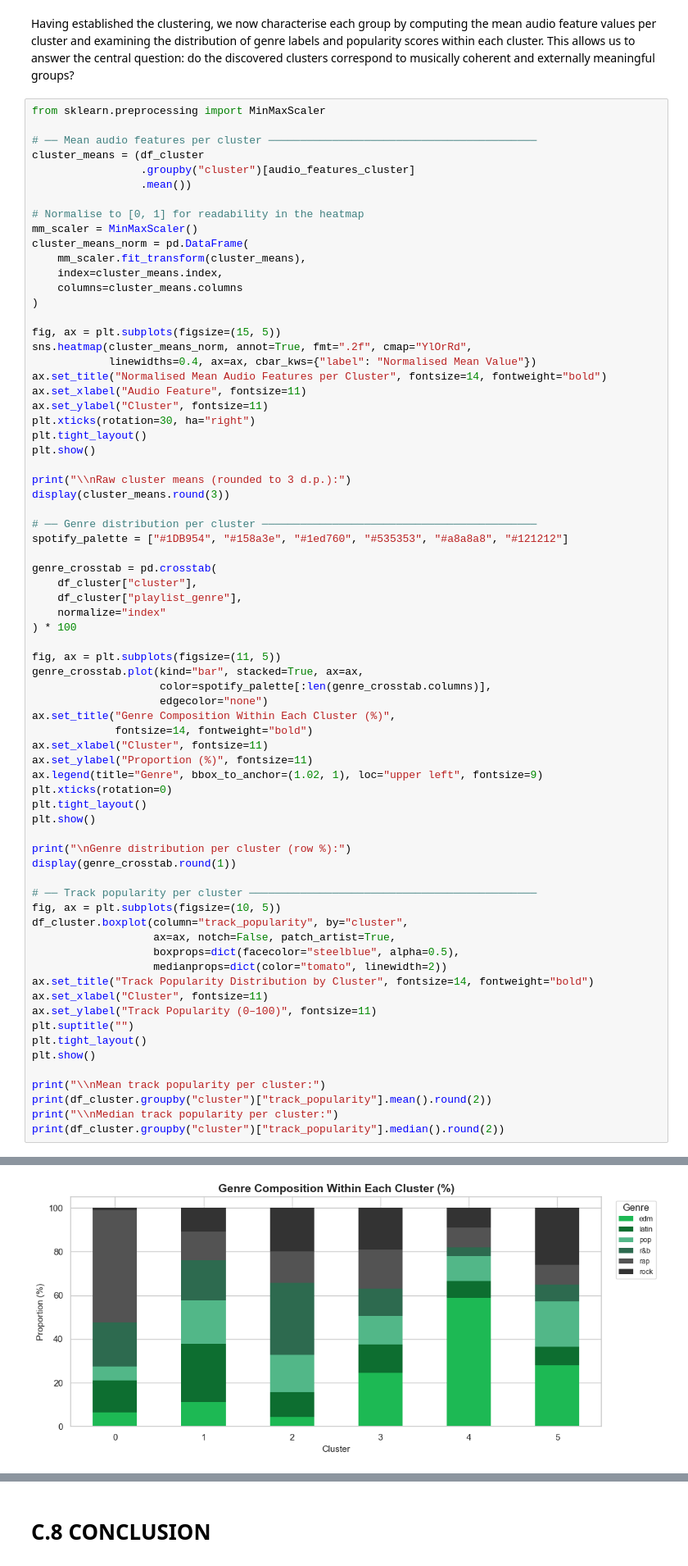
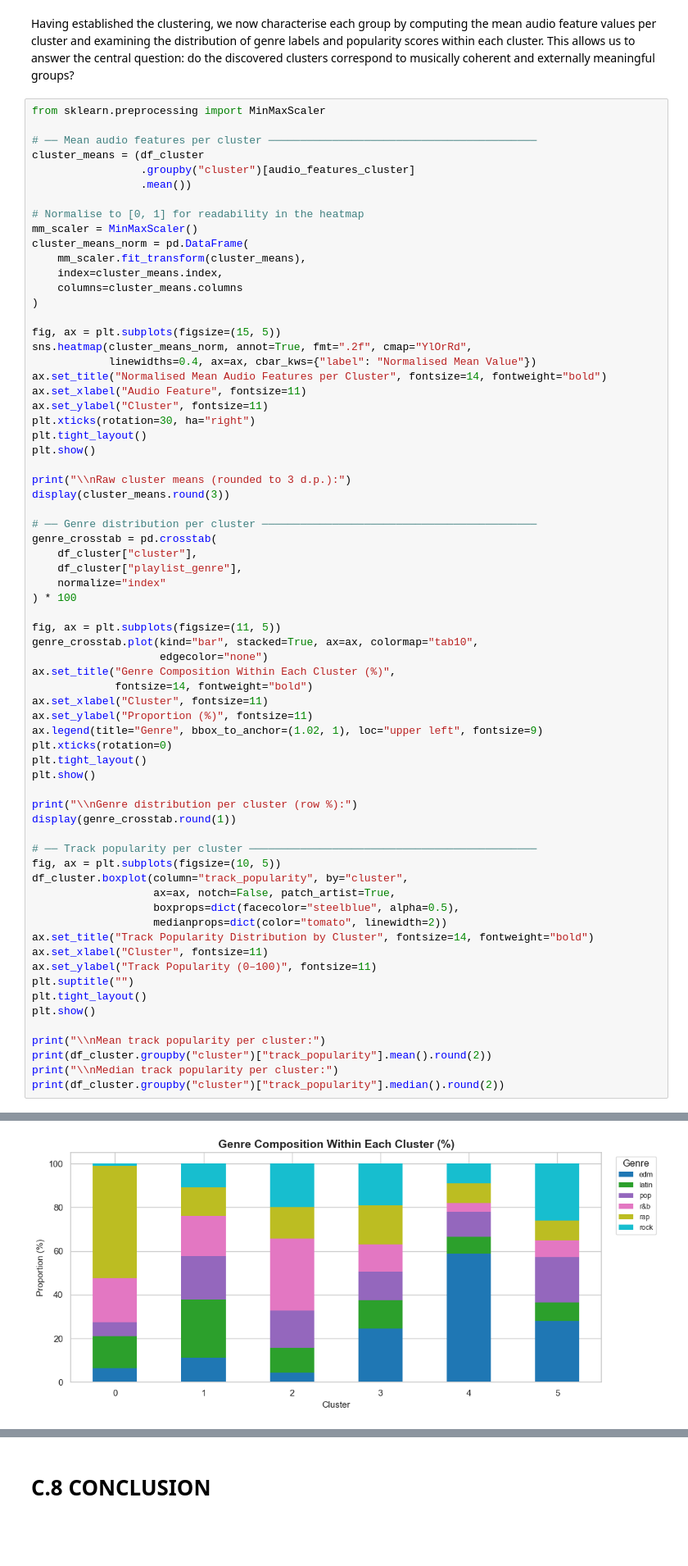
Before and after one commit to zoemekin/AI-ML, a Jupyter notebook: FINAL_VER.ipynb, the cells around one changed output, grey strips where cells are left out. Shown at 82% size. Drawn from its saved outputs; the diff is of its cells as text; blank space fills up the shorter version.

```diff
--- a/FINAL_VER.ipynb
+++ b/FINAL_VER.ipynb
@@ -1725,8 +1719,6 @@ print("\\nRaw cluster means (rounded to 3 d.p.):")
 display(cluster_means.round(3))
 
 # ── Genre distribution per cluster ───────────────────────────────────────────
-spotify_palette = ["#1DB954", "#158a3e", "#1ed760", "#535353", "#a8a8a8", "#121212"]
-
 genre_crosstab = pd.crosstab(
     df_cluster["cluster"],
     df_cluster["playlist_genre"],
@@ -1734,8 +1726,7 @@ genre_crosstab = pd.crosstab(
 ) * 100
 
 fig, ax = plt.subplots(figsize=(11, 5))
-genre_crosstab.plot(kind="bar", stacked=True, ax=ax,
-                    color=spotify_palette[:len(genre_crosstab.columns)],
+genre_crosstab.plot(kind="bar", stacked=True, ax=ax, colormap="tab10",
                     edgecolor="none")
 ax.set_title("Genre Composition Within Each Cluster (%)",
              fontsize=14, fontweight="bold")
@@ -1746,35 +1737,35 @@ plt.xticks(rotation=0)
 plt.tight_layout()
 plt.show()
 
-print("\nGenre distribution per cluster (row %):")
+print("\\nGenre distribution per cluster (row %):")
 display(genre_crosstab.round(1))
 
 # ── Track popularity per cluster ─────────────────────────────────────────────
 fig, ax = plt.subplots(figsize=(10, 5))
 df_cluster.boxplot(column="track_popularity", by="cluster",
                    ax=ax, notch=False, patch_artist=True,
                    boxprops=dict(facecolor="steelblue", alpha=0.5),
                    medianprops=dict(color="tomato", linewidth=2))
 ax.set_title("Track Popularity Distribution by Cluster", fontsize=14, fontweight="bold")
 ax.set_xlabel("Cluster", fontsize=11)
 ax.set_ylabel("Track Popularity (0–100)", fontsize=11)
 plt.suptitle("")
 plt.tight_layout()
 plt.show()
 
 print("\\nMean track popularity per cluster:")
 print(df_cluster.groupby("cluster")["track_popularity"].mean().round(2))
 print("\\nMedian track popularity per cluster:")
 print(df_cluster.groupby("cluster")["track_popularity"].median().round(2))
 # %% [output]
 [figure]
 \nRaw cluster means (rounded to 3 d.p.):
 |  | danceability | energy | key | loudness | mode | speechiness | acousticness | instrumentalness | ... |
 | cluster |  |  |  |  |  |  |  |  | ... |
 | 0 | 0.735 | 0.647 | 5.383 | -6.977 | 0.399 | 0.295 | 0.190 | 0.010 | ... |
 | 1 | 0.738 | 0.731 | 5.697 | -6.099 | 0.595 | 0.077 | 0.143 | 0.014 | ... |
 | 2 | 0.604 | 0.424 | 5.286 | -10.615 | 0.621 | 0.072 | 0.502 | 0.094 | ... |
 | 3 | 0.602 | 0.788 | 5.684 | -5.923 | 0.583 | 0.124 | 0.115 | 0.050 | ... |
 | 4 | 0.666 | 0.784 | 5.342 | -6.986 | 0.558 | 0.070 | 0.068 | 0.742 | ... |
 | 5 | 0.546 | 0.792 | 4.930 | -5.281 | 0.583 | 0.071 | 0.071 | 0.023 | ... |
-[figure, old version]
+[figure, new version]
```
Also changed, not shown: parts of 7 cells of this notebook.
